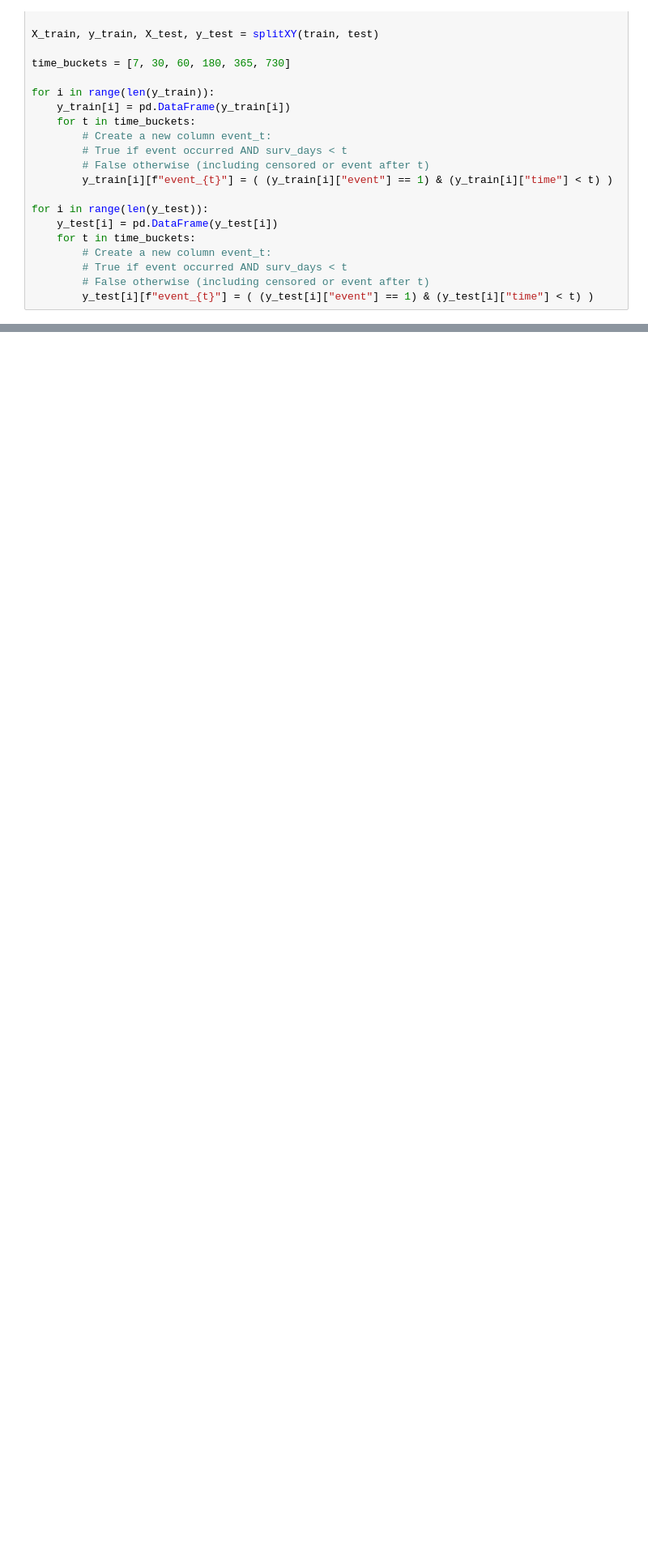
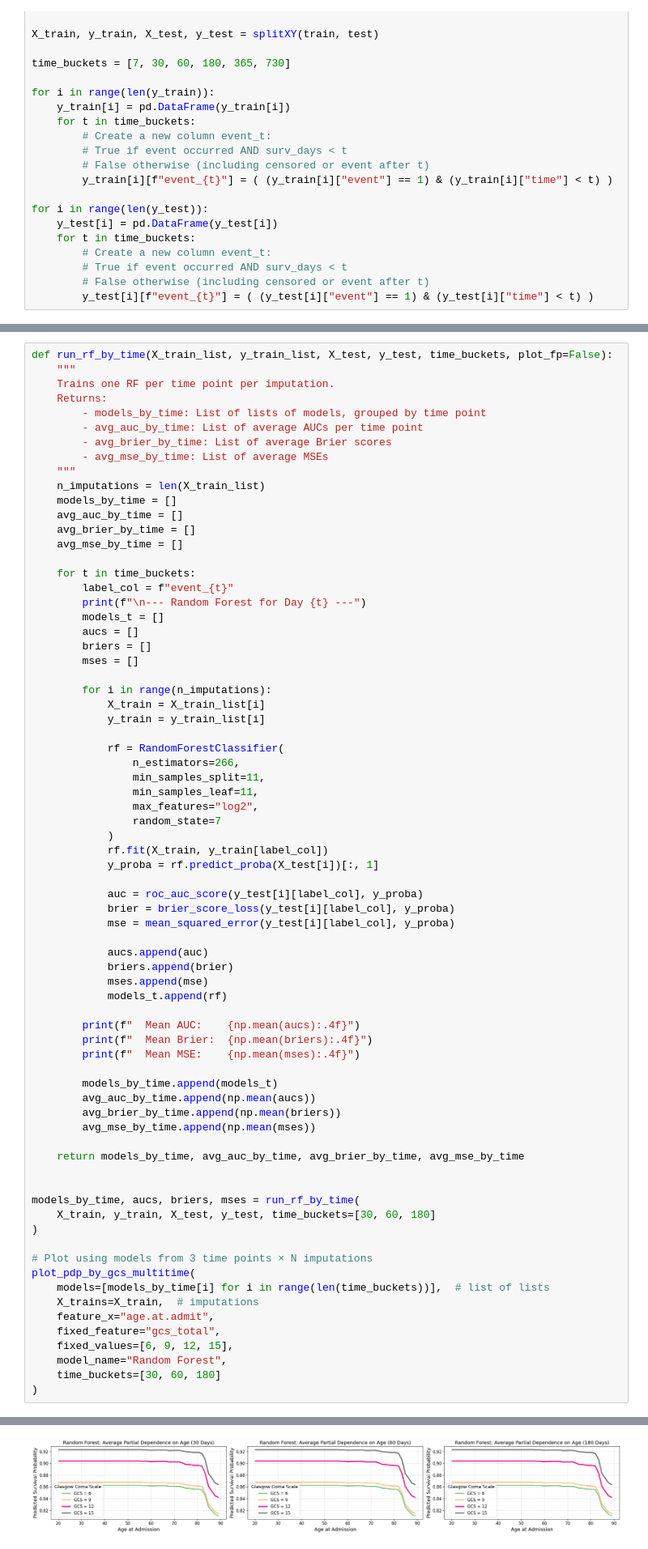
Before and after one commit to abrownjosh/mimic-survival-causal, a Jupyter notebook: Survival Analysis/CrossValidation.ipynb, the cells around one changed output, grey strips where cells are left out. Shown at 81% size. Cells and saved outputs as stored; diff of their text form; blank space fills up the shorter version.

Commit message:
full imputation, rf+gb+svm+hyperparam - finished

```diff
--- a/Survival Analysis/CrossValidation.ipynb
+++ b/Survival Analysis/CrossValidation.ipynb
@@ -529,0 +546,74 @@ Parameters: { "use_label_encoder" } are not used.
+# %%
+def run_rf_by_time(X_train_list, y_train_list, X_test, y_test, time_buckets, plot_fp=False):
+    """
+    Trains one RF per time point per imputation.
+    Returns:
+        - models_by_time: List of lists of models, grouped by time point
+        - avg_auc_by_time: List of average AUCs per time point
+        - avg_brier_by_time: List of average Brier scores
+        - avg_mse_by_time: List of average MSEs
+    """
+    n_imputations = len(X_train_list)
+    models_by_time = []
+    avg_auc_by_time = []
+    avg_brier_by_time = []
+    avg_mse_by_time = []
+
+    for t in time_buckets:
+        label_col = f"event_{t}"
+        print(f"\n--- Random Forest for Day {t} ---")
+        models_t = []
+        aucs = []
+        briers = []
+        mses = []
+
+        for i in range(n_imputations):
+            X_train = X_train_list[i]
+            y_train = y_train_list[i]
+
+            rf = RandomForestClassifier(
+                n_estimators=266,
+                min_samples_split=11,
+                min_samples_leaf=11,
+                max_features="log2",
+                random_state=7
+            )
+            rf.fit(X_train, y_train[label_col])
+            y_proba = rf.predict_proba(X_test[i])[:, 1]
+
+            auc = roc_auc_score(y_test[i][label_col], y_proba)
+            brier = brier_score_loss(y_test[i][label_col], y_proba)
+            mse = mean_squared_error(y_test[i][label_col], y_proba)
+
+            aucs.append(auc)
+            briers.append(brier)
+            mses.append(mse)
+            models_t.append(rf)
+
+        print(f"  Mean AUC:    {np.mean(aucs):.4f}")
+        print(f"  Mean Brier:  {np.mean(briers):.4f}")
+        print(f"  Mean MSE:    {np.mean(mses):.4f}")
+
+        models_by_time.append(models_t)
+        avg_auc_by_time.append(np.mean(aucs))
+        avg_brier_by_time.append(np.mean(briers))
+        avg_mse_by_time.append(np.mean(mses))
+
+    return models_by_time, avg_auc_by_time, avg_brier_by_time, avg_mse_by_time
+
+
+models_by_time, aucs, briers, mses = run_rf_by_time(
+    X_train, y_train, X_test, y_test, time_buckets=[30, 60, 180]
+)
+
+# Plot using models from 3 time points × N imputations
+plot_pdp_by_gcs_multitime(
+    models=[models_by_time[i] for i in range(len(time_buckets))],  # list of lists
+    X_trains=X_train,  # imputations
+    feature_x="age.at.admit",
+    fixed_feature="gcs_total",
+    fixed_values=[6, 9, 12, 15],
+    model_name="Random Forest",
+    time_buckets=[30, 60, 180]
+)
+# %% [output]
@@ -529,0 +634 @@ Parameters: { "use_label_encoder" } are not used.
+[figure, added]
```
Also changed, not shown: parts of 20 cells of this notebook.
